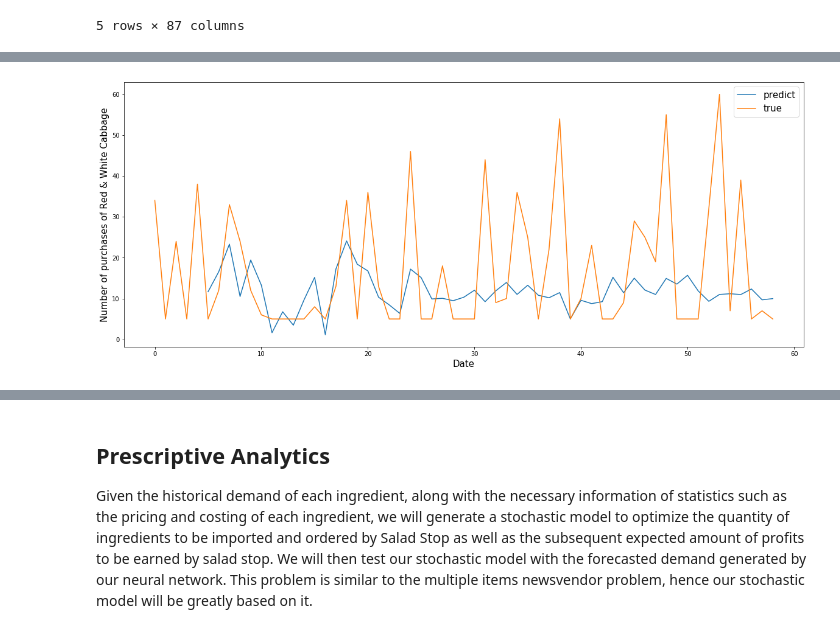
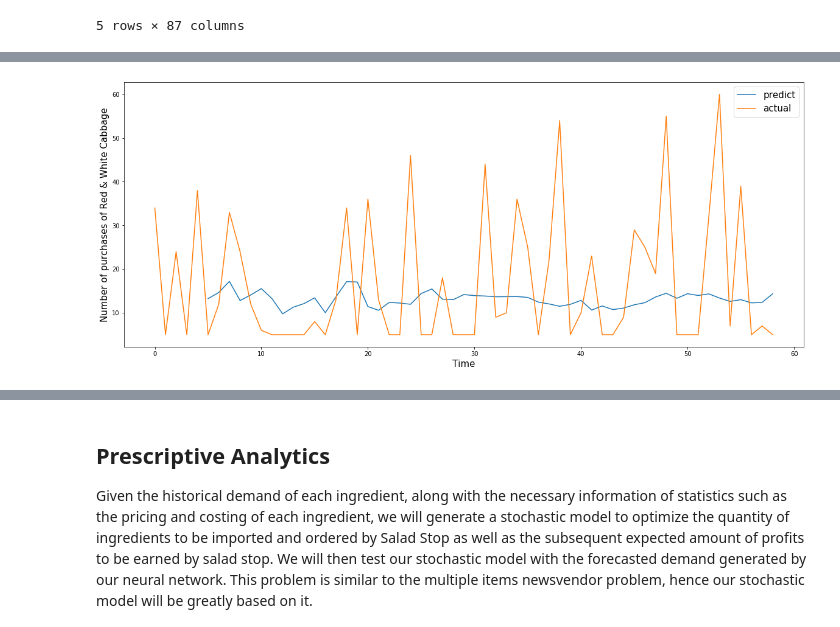
Before and after one commit to qy2000/bc2410-salad-LOP, a Jupyter notebook: ipynb/Ingredient_Order_Optimiser_Source_Code.ipynb, the cells around one changed output, grey strips where cells are left out. Drawn from its saved outputs; the diff is of its cells as text; code cells hidden in the pictures.

Commit message:
link from lstm to stoch

```diff
--- a/ipynb/Ingredient_Order_Optimiser_Source_Code.ipynb
+++ b/ipynb/Ingredient_Order_Optimiser_Source_Code.ipynb
@@ -67,10 +91,14 @@ df_t_i_df.head()
 # %%
-train_size = int(int(len(df_t_i_df)) * 0.7)
-test_size = len(df_t_i_df) - train_size
+"""
+Train-test split while maintaining chronology and sequence
+"""
+
+train_size = int(int(len(ingredient_demand_transform_inverse)) * 0.7)
+test_size = len(ingredient_demand_transform_inverse) - train_size
 v_train_size = int(train_size * 0.7)
 v_validation_size = train_size - v_train_size
 
-train = df_t_i_df.iloc[0:v_train_size, :]
-valid = df_t_i_df.iloc[v_train_size:train_size, :]
-test = df_t_i_df.iloc[train_size:, :]
+train = ingredient_demand_transform_inverse.iloc[0:v_train_size, :]
+valid = ingredient_demand_transform_inverse.iloc[v_train_size:train_size, :]
+test = ingredient_demand_transform_inverse.iloc[train_size:, :]
 # %%
@@ -83,18 +116,22 @@ test_generator = TimeseriesGenerator(test.to_numpy(), test.to_numpy(), length=n_
 # %%
+"""
+LSTM Neural Network Generation
+"""
+
 # model = Sequential()
 # model.add(LSTM(100, activation='relu', input_shape=(n_input, n_features)))
 # model.add(Dropout(0.15))
 # model.add(Dense(87))
 
 model = Sequential()
-model.add(LSTM(100,activation='relu',input_shape=(n_input,n_features),return_sequences=True))
+model.add(LSTM(100,activation='relu',input_shape=(NUMBER_OF_DATA_POINTS_FROM_DATA_SET,NUMBER_OF_FEATURES),return_sequences=True))
 # model.add(LSTM(100,activation='relu',return_sequences=True))
 # model.add(LSTM(50,activation='relu',return_sequences=True))
 model.add(LSTM(10,activation='relu'))
 model.add(Dropout(0.15))
 model.add(Dense(87))
 
-model.compile(optimizer=keras.optimizers.Adam(learning_rate=0.001), loss='mse')
+model.compile(optimizer=Adam(learning_rate=0.001), loss='mse')
 history = model.fit(train_generator,epochs=100,verbose=1,validation_data=validator_generator)
 # %% [output]
 Epoch 1/100
@@ -172,0 +203,7 @@ pred_list_df_i.head()
+# %%
+"""
+Reverse min-max scaler on prediction dataframe
+"""
+
+prediction_inverse = invert_normalize(scaler, PREDICTION_LIST_DF, ingredient_demand_transform)
+prediction_inverse.tail()
@@ -173,17 +218,23 @@ pred_list_df_i.head()
 # %%
+"""
+As it is impractical to visualise all ingredients, we will pick one and observe the predicted number of ingredients
+used vs the actual number of ingredients used. Due to the fact that random number generator was used to generate the
+csv files, it results in the highly skewed and inaccurate performance of the neural network.
+"""
+
 INGREDIENT_TO_EVALUATE = "Red & White Cabbage"
-train_pred_arr = list(pred_list_df_i[INGREDIENT_TO_EVALUATE])
-train_actual_arr = list(df_t[INGREDIENT_TO_EVALUATE])
+prediction_array = list(prediction_inverse[INGREDIENT_TO_EVALUATE])
+actual_array = list(ingredient_demand_transform[INGREDIENT_TO_EVALUATE])
 
 pyplot.figure(figsize=(20,8))
-pyplot.plot(train_pred_arr, label='predict')
-pyplot.plot(train_actual_arr, label='true')
+pyplot.plot(prediction_array, label='predict')
+pyplot.plot(actual_array, label='actual')
 pyplot.legend()
 
 pyplot.ylabel(f'Number of purchases of {INGREDIENT_TO_EVALUATE}', size=15)
-pyplot.xlabel('Date', size=15)
+pyplot.xlabel('Time', size=15)
 pyplot.legend(fontsize=15)
 
 pyplot.show()
 # %% [output]
-[figure, old version]
+[figure, new version]
```
Also changed, not shown: parts of 29 cells of this notebook.
